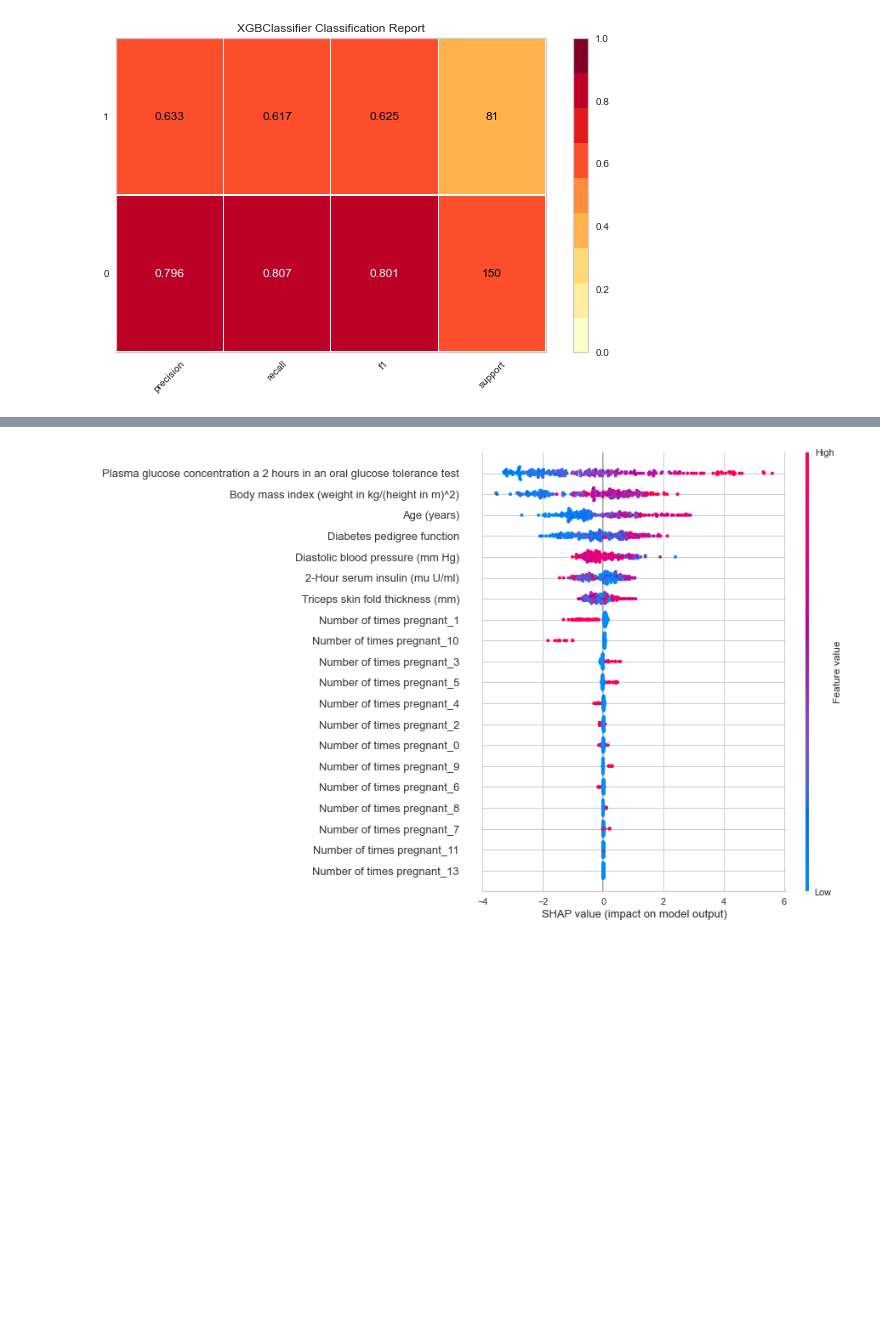
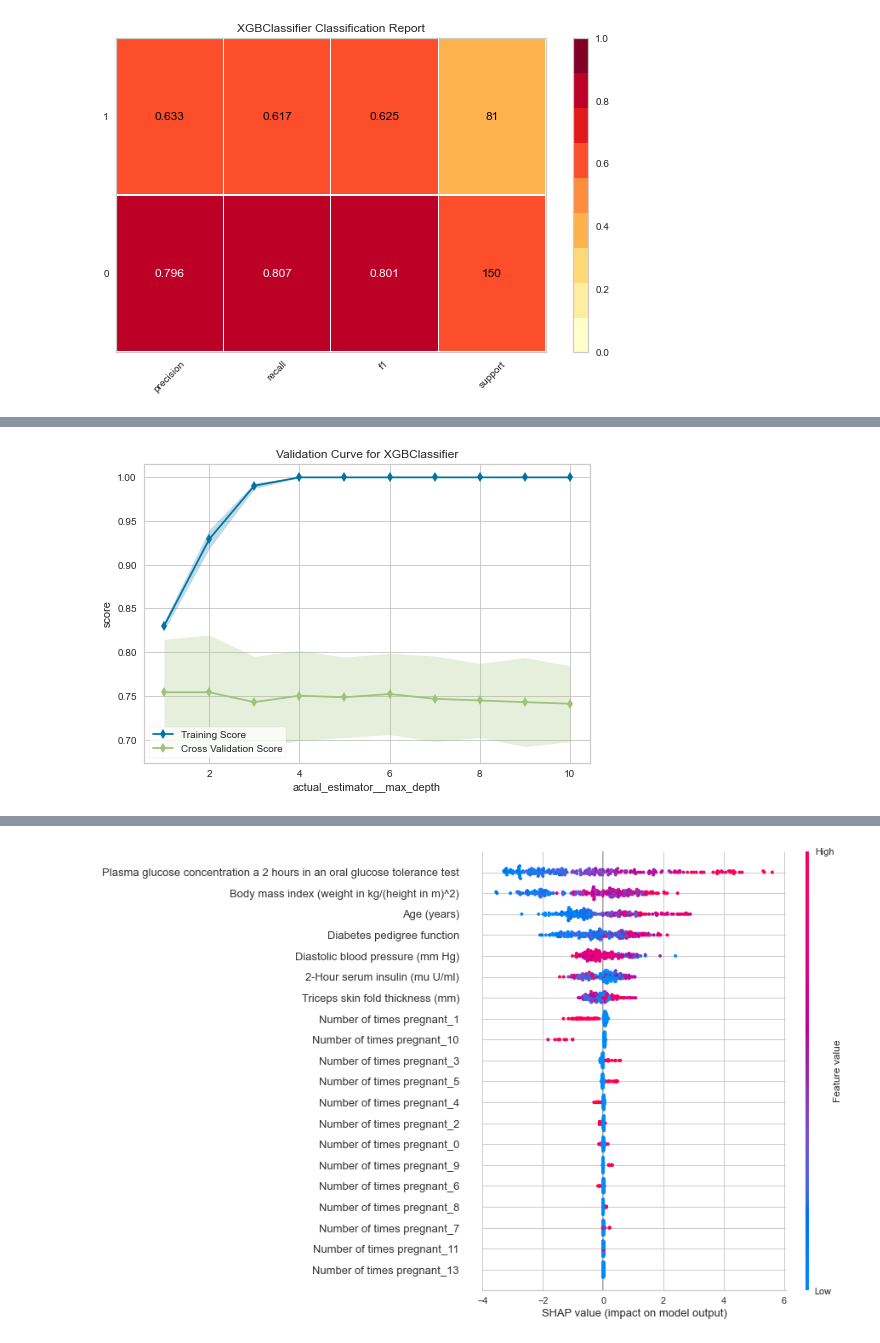
Before and after one commit to montgoz007/bugs-caret, a Jupyter notebook: bugsC.ipynb, the cells around one changed output, grey strips where cells are left out. Drawn from its saved outputs; the diff is of its cells as text; code cells hidden in the pictures; blank space fills up the shorter version.

```diff
--- a/bugsC.ipynb
+++ b/bugsC.ipynb
@@ -78,0 +99,4 @@ plot_model(xgb, 'class_report')
+# %%
+plot_model(xgb, 'vc')
+# %% [output]
+[figure, added]
```
Also changed, not shown: parts of 12 cells of this notebook, 1 other file.
